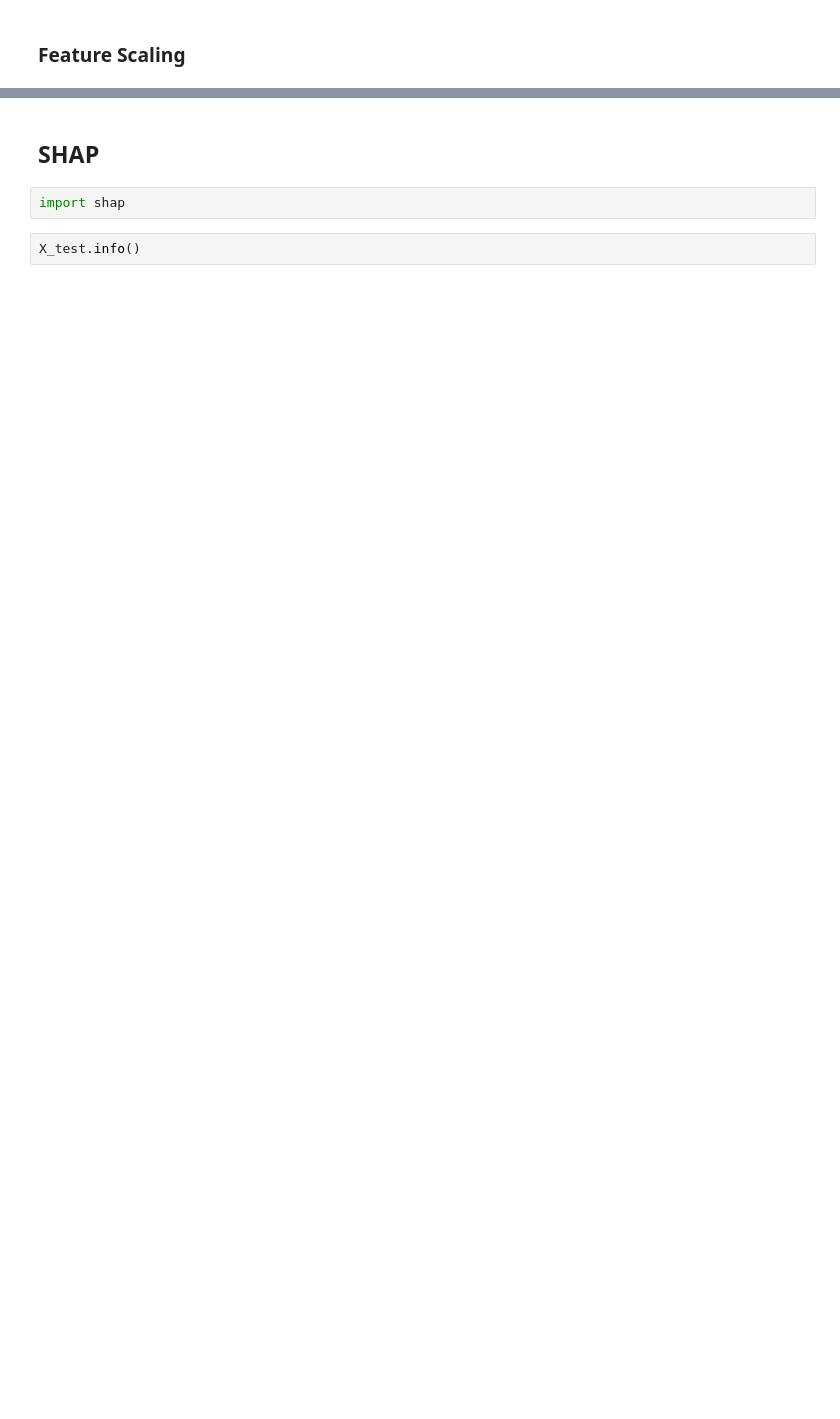
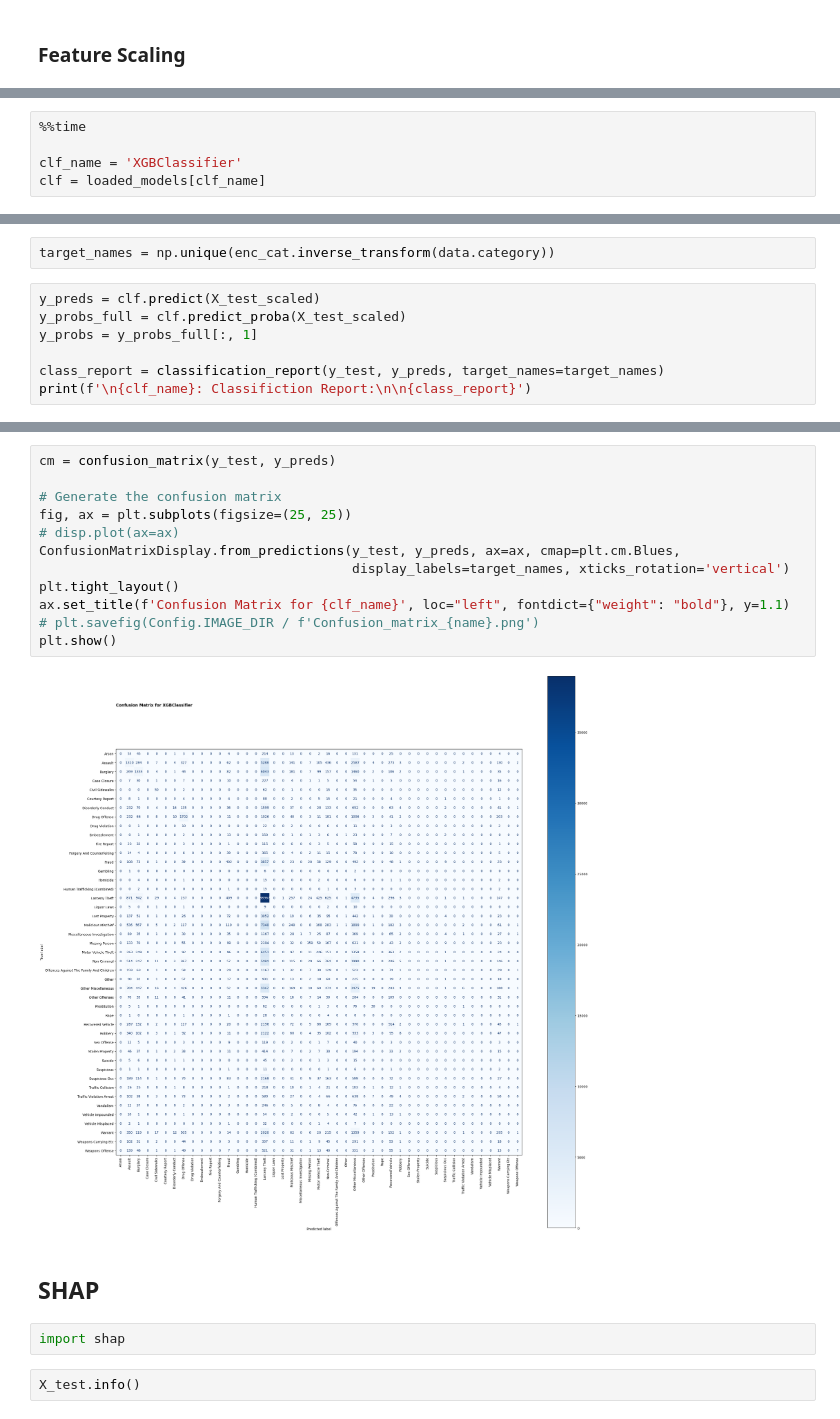
Before and after one commit to fazeelgm/UCB_ML_AI_Capstone, a Jupyter notebook: notebooks/ModelInterpretation.ipynb, the cells around one changed output, grey strips where cells are left out. Drawn from its saved outputs; the diff is of its cells as text; blank space fills up the shorter version.

```diff
--- a/notebooks/ModelInterpretation.ipynb
+++ b/notebooks/ModelInterpretation.ipynb
@@ -283,0 +346,5 @@ AFTER SCALING: Data(82888, 18), X_train_scaled(66310, 3976), X_test_scaled(16578
+# %%
+%%time
+
+clf_name = 'XGBClassifier'
+clf = loaded_models[clf_name]
@@ -283,0 +354,9 @@ AFTER SCALING: Data(82888, 18), X_train_scaled(66310, 3976), X_test_scaled(16578
+# %%
+target_names = np.unique(enc_cat.inverse_transform(data.category))
+# %%
+y_preds = clf.predict(X_test_scaled)
+y_probs_full = clf.predict_proba(X_test_scaled)
+y_probs = y_probs_full[:, 1]
+
+class_report = classification_report(y_test, y_preds, target_names=target_names)
+print(f'\n{clf_name}: Classifiction Report:\n\n{class_report}')
@@ -284,3 +381,17 @@ AFTER SCALING: Data(82888, 18), X_train_scaled(66310, 3976), X_test_scaled(16578
+# %%
+cm = confusion_matrix(y_test, y_preds)
+
+# Generate the confusion matrix
+fig, ax = plt.subplots(figsize=(25, 25))
+# disp.plot(ax=ax)
+ConfusionMatrixDisplay.from_predictions(y_test, y_preds, ax=ax, cmap=plt.cm.Blues,
+                                        display_labels=target_names, xticks_rotation='vertical')
+plt.tight_layout()
+ax.set_title(f'Confusion Matrix for {clf_name}', loc="left", fontdict={"weight": "bold"}, y=1.1)
+# plt.savefig(Config.IMAGE_DIR / f'Confusion_matrix_{name}.png')
+plt.show()
+# %% [output]
+[figure, added]
 # %% [markdown]
 ## SHAP
 # %%
```
Also changed, not shown: parts of 52 cells of this notebook.
